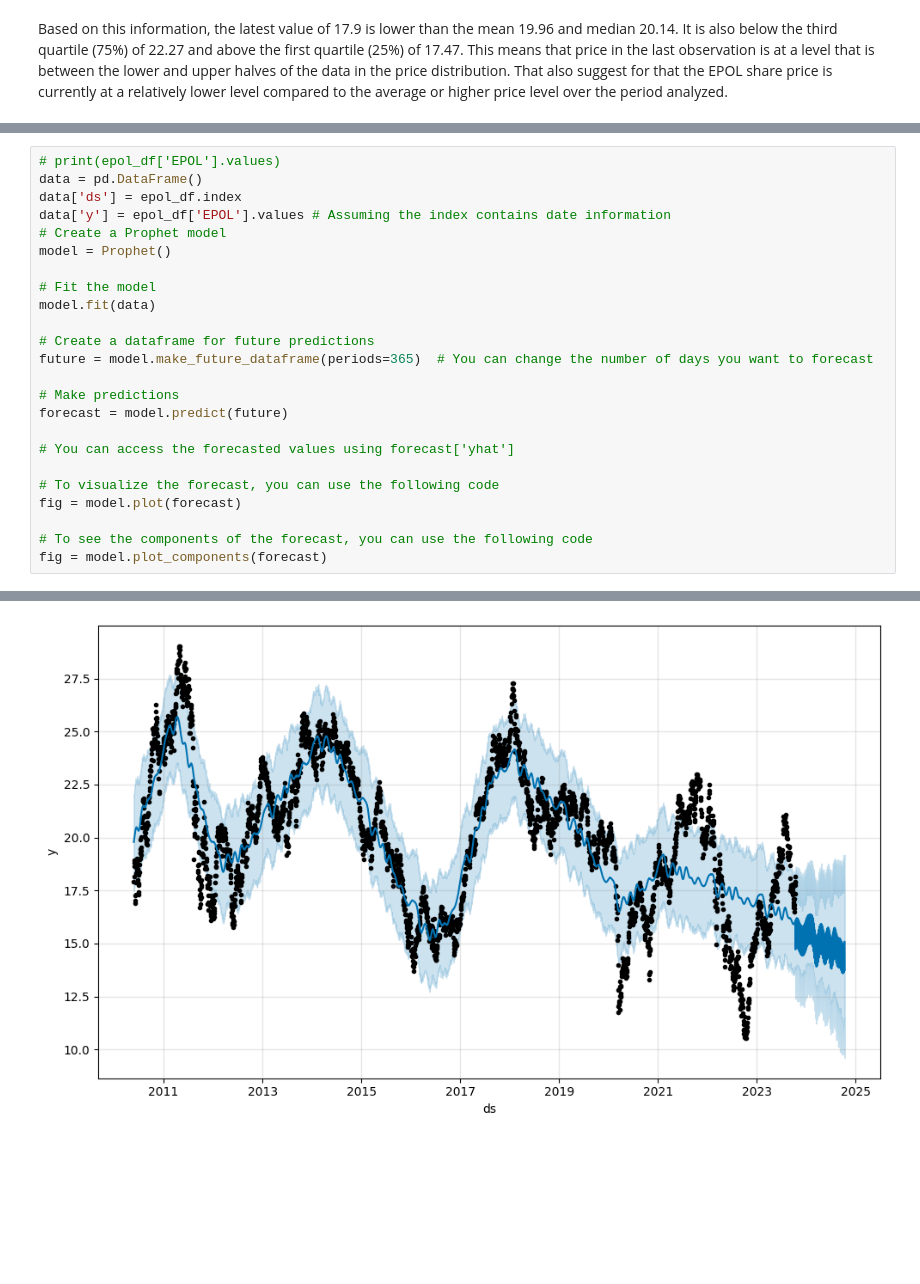
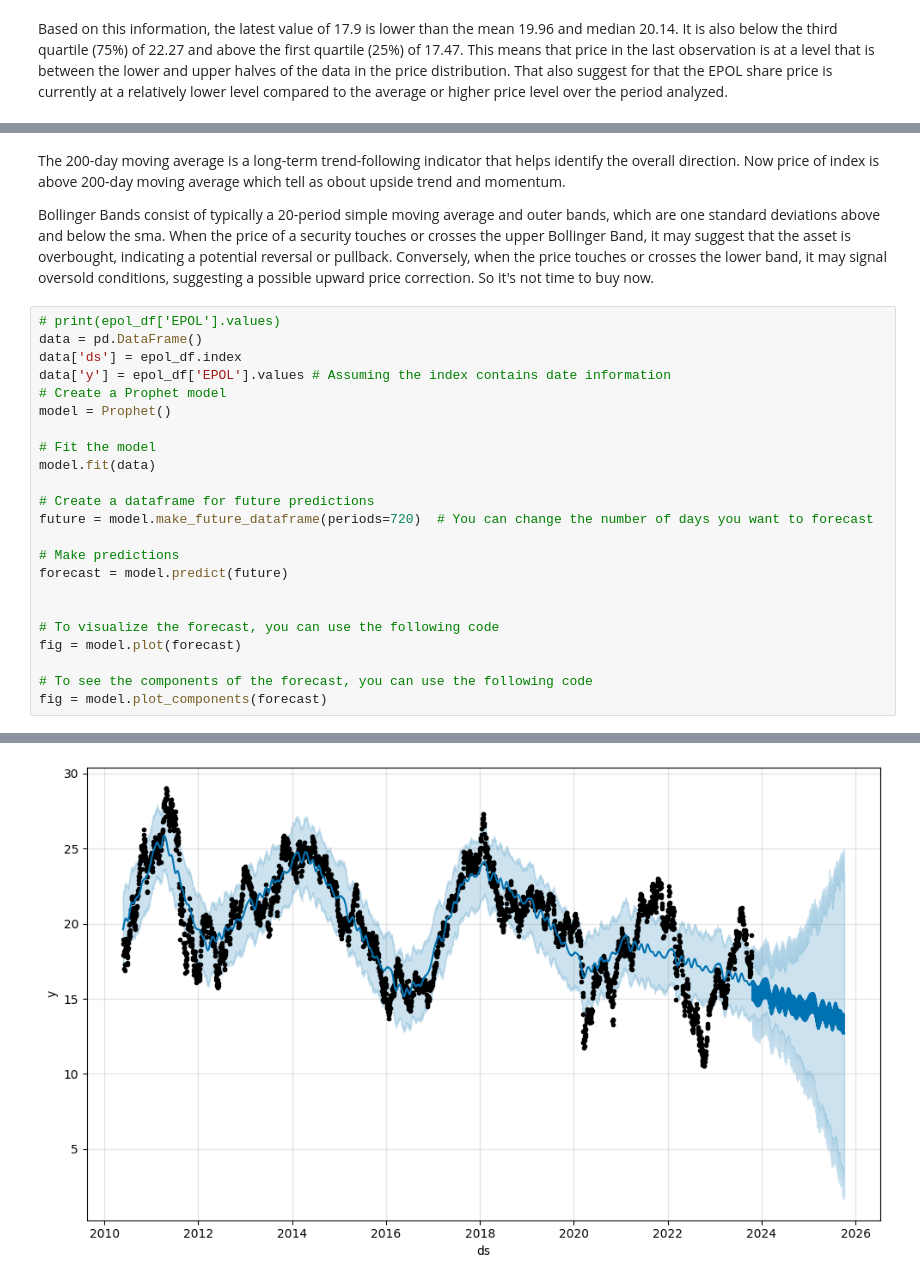
Before and after one commit to MarcinLinkl/stock_market_analysis, a Jupyter notebook: wig20_analyse.ipynb, the cells around one changed output, grey strips where cells are left out. Cells and saved outputs as stored; diff of their text form; blank space fills up the shorter version.

Commit message:
v.0.2 price dristribution

```diff
--- a/wig20_analyse.ipynb
+++ b/wig20_analyse.ipynb
@@ -431,3 +440,8 @@ plt.show()
+# %% [markdown]
+The 200-day moving average is a long-term trend-following indicator that helps identify the overall direction. Now price of index is above 200-day moving average which tell as obout upside trend and momentum.
+
+Bollinger Bands consist of typically a 20-period simple moving average and outer bands, which are one standard deviations above and below the sma.
+When the price of a security touches or crosses the upper Bollinger Band, it may suggest that the asset is overbought, indicating a potential reversal or pullback. Conversely, when the price touches or crosses the lower band, it may signal oversold conditions, suggesting a possible upward price correction. So it's not time to buy now.
 # %%
 # print(epol_df['EPOL'].values)
 data = pd.DataFrame()
@@ -440,12 +454,11 @@ model = Prophet()
 model.fit(data)
 
 # Create a dataframe for future predictions
-future = model.make_future_dataframe(periods=365)  # You can change the number of days you want to forecast
+future = model.make_future_dataframe(periods=720)  # You can change the number of days you want to forecast
 
 # Make predictions
 forecast = model.predict(future)
 
-# You can access the forecasted values using forecast['yhat']
 
 # To visualize the forecast, you can use the following code
 fig = model.plot(forecast)
@@ -458 +471 @@ fig = model.plot_components(forecast)
-[figure, old version]
+[figure, new version]
```
Also changed, not shown: parts of 32 cells of this notebook.
